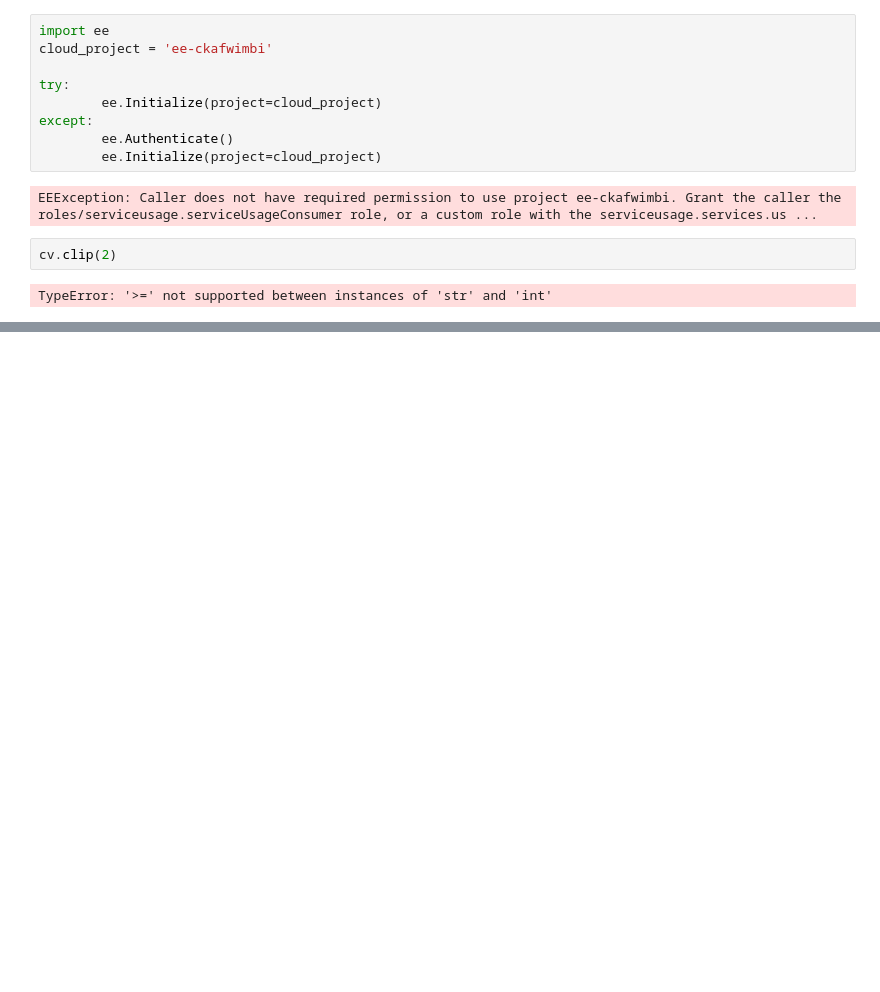
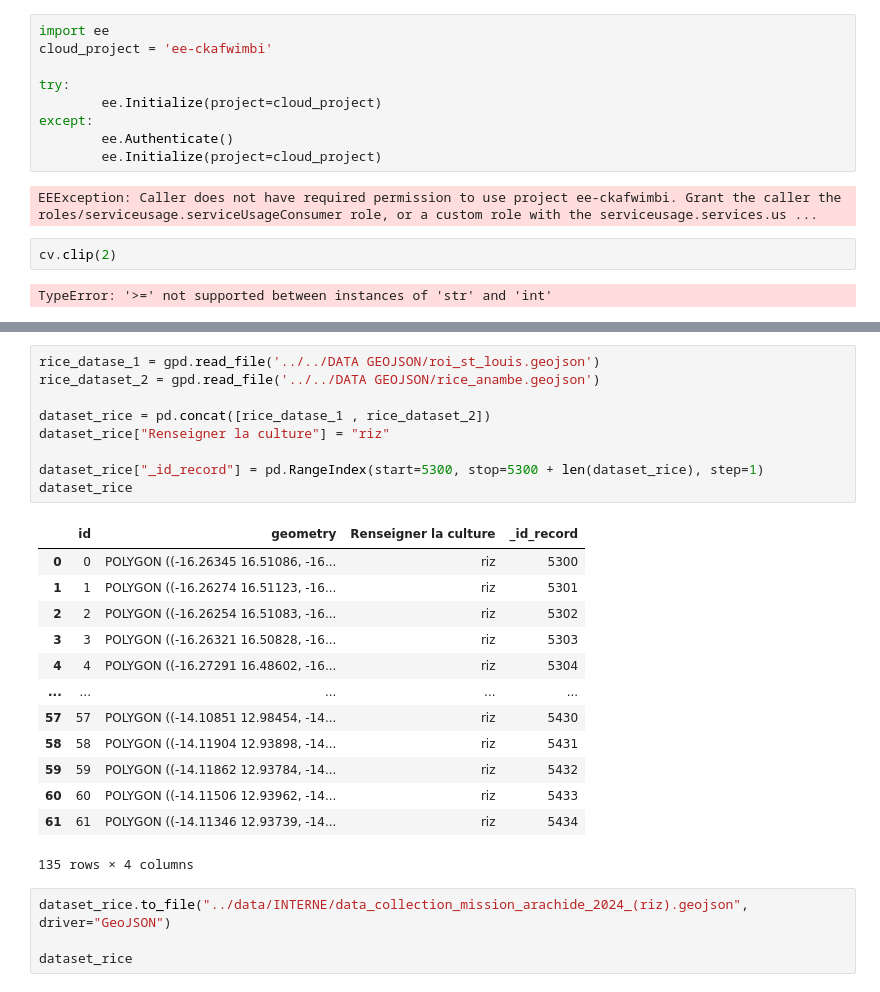
Before and after one commit to OmarMarigo/Model-Presto, a Jupyter notebook: notebook/test.ipynb, the cells around one changed output, grey strips where cells are left out. Drawn from its saved outputs; the diff is of its cells as text; blank space fills up the shorter version.

Commit message:
download data_crop

```diff
--- a/notebook/test.ipynb
+++ b/notebook/test.ipynb
@@ -211,0 +362,27 @@ TypeError: '>=' not supported between instances of 'str' and 'int'
+# %%
+rice_datase_1 = gpd.read_file('../../DATA GEOJSON/roi_st_louis.geojson')
+rice_dataset_2 = gpd.read_file('../../DATA GEOJSON/rice_anambe.geojson')
+
+dataset_rice = pd.concat([rice_datase_1 , rice_dataset_2])
+dataset_rice["Renseigner la culture"] = "riz"
+
+dataset_rice["_id_record"] = pd.RangeIndex(start=5300, stop=5300 + len(dataset_rice), step=1)
+dataset_rice
+# %% [output]
+|  | id | geometry | Renseigner la culture | _id_record |
+| 0 | 0 | POLYGON ((-16.26345 16.51086, -16... | riz | 5300 |
+| 1 | 1 | POLYGON ((-16.26274 16.51123, -16... | riz | 5301 |
+| 2 | 2 | POLYGON ((-16.26254 16.51083, -16... | riz | 5302 |
+| 3 | 3 | POLYGON ((-16.26321 16.50828, -16... | riz | 5303 |
+| 4 | 4 | POLYGON ((-16.27291 16.48602, -16... | riz | 5304 |
+| ... | ... | ... | ... | ... |
+| 57 | 57 | POLYGON ((-14.10851 12.98454, -14... | riz | 5430 |
+| 58 | 58 | POLYGON ((-14.11904 12.93898, -14... | riz | 5431 |
+| 59 | 59 | POLYGON ((-14.11862 12.93784, -14... | riz | 5432 |
+| 60 | 60 | POLYGON ((-14.11506 12.93962, -14... | riz | 5433 |
+| 61 | 61 | POLYGON ((-14.11346 12.93739, -14... | riz | 5434 |
+135 rows × 4 columns
+# %%
+dataset_rice.to_file("../data/INTERNE/data_collection_mission_arachide_2024_(riz).geojson", driver="GeoJSON")
+
+dataset_rice
```
Also changed, not shown: parts of 25 cells of this notebook, 4 other files.
